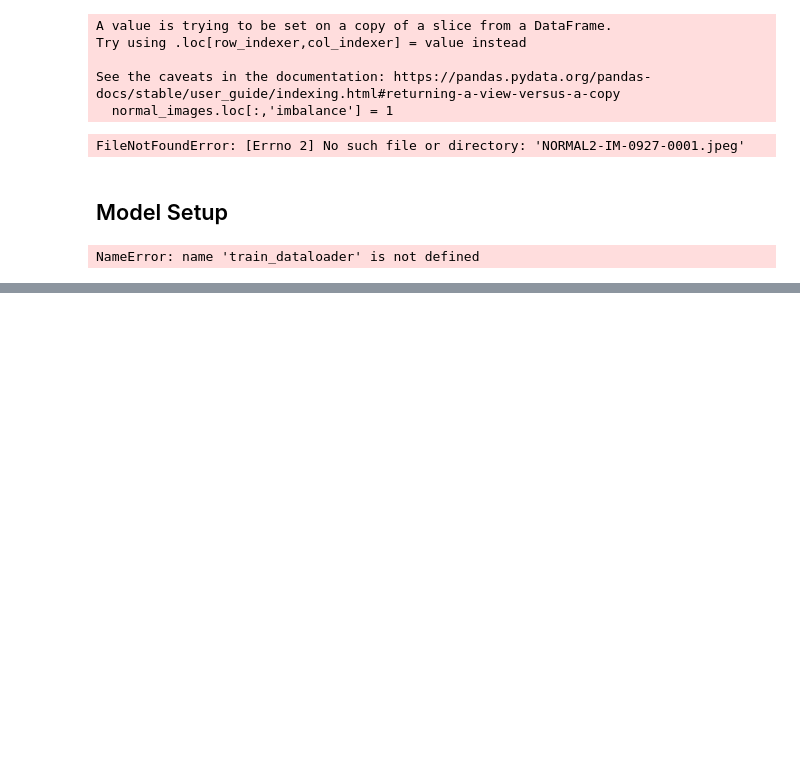
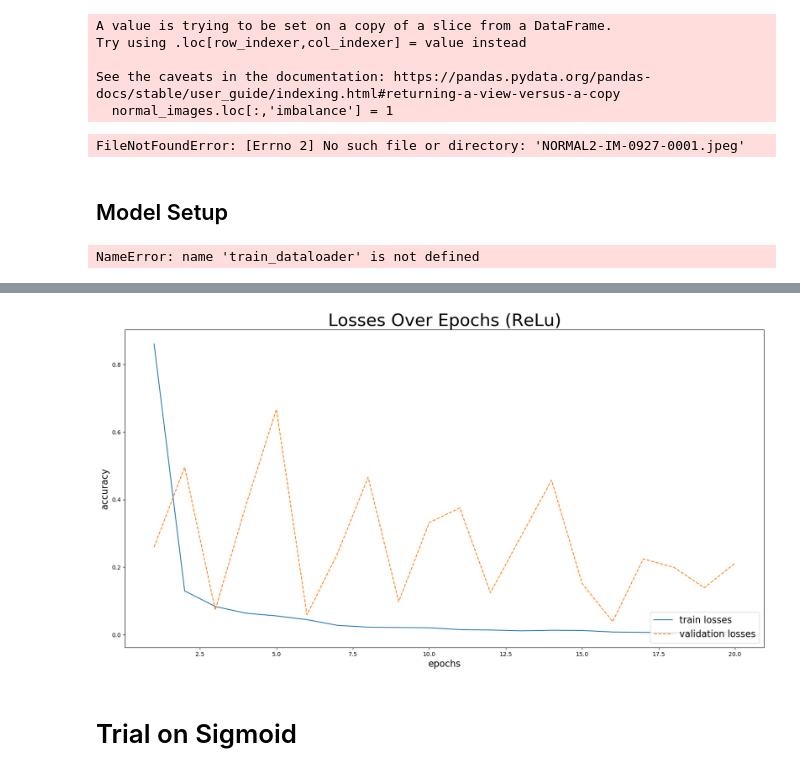
Before and after one commit to mxu2000/cappydoctors-pneumonia-diagnosis, a Jupyter notebook: checkpoint_2.ipynb, the cells around one changed output, grey strips where cells are left out. Saved outputs shown, nothing was run; the diff lists cells and outputs as text; code cells hidden in the pictures; blank space fills up the shorter version.

```diff
--- a/checkpoint_2.ipynb
+++ b/checkpoint_2.ipynb
@@ -242,0 +370,17 @@ NameError: name 'train_dataloader' is not defined
+# %%
+# Plot Losses Over Epochs (ReLu)
+fig, ax = plt.subplots(nrows=1, ncols=1, figsize=(20,10))
+epochs_array = [i for i in range(1, 21)]
+
+ax.plot(epochs_array, Relu_output['train_losses'], label = 'train losses', linestyle = 'solid')
+ax.plot(epochs_array, Relu_output['val_losses'], label = 'validation losses', linestyle = 'dashed')
+
+ax.set_title('Losses Over Epochs (ReLu)', fontsize=30)
+ax.legend(loc="lower right", fontsize=16)
+ax.set_xlabel("epochs", fontsize=16)
+ax.set_ylabel("accuracy", fontsize=16)
+plt.show()
+# %% [output]
+[figure, added]
+# %% [markdown]
+# Trial on Sigmoid
```
Also changed, not shown: parts of 13 cells of this notebook, 1 other file.
